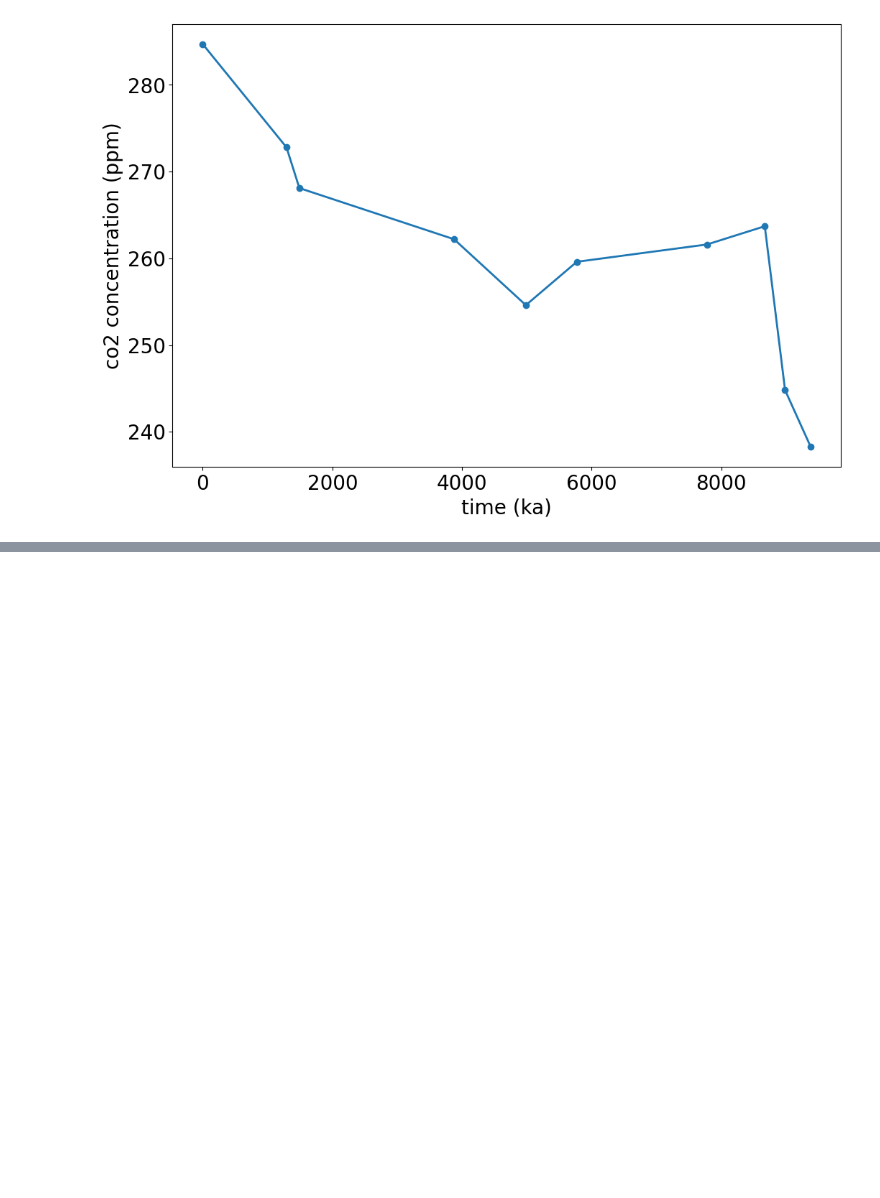
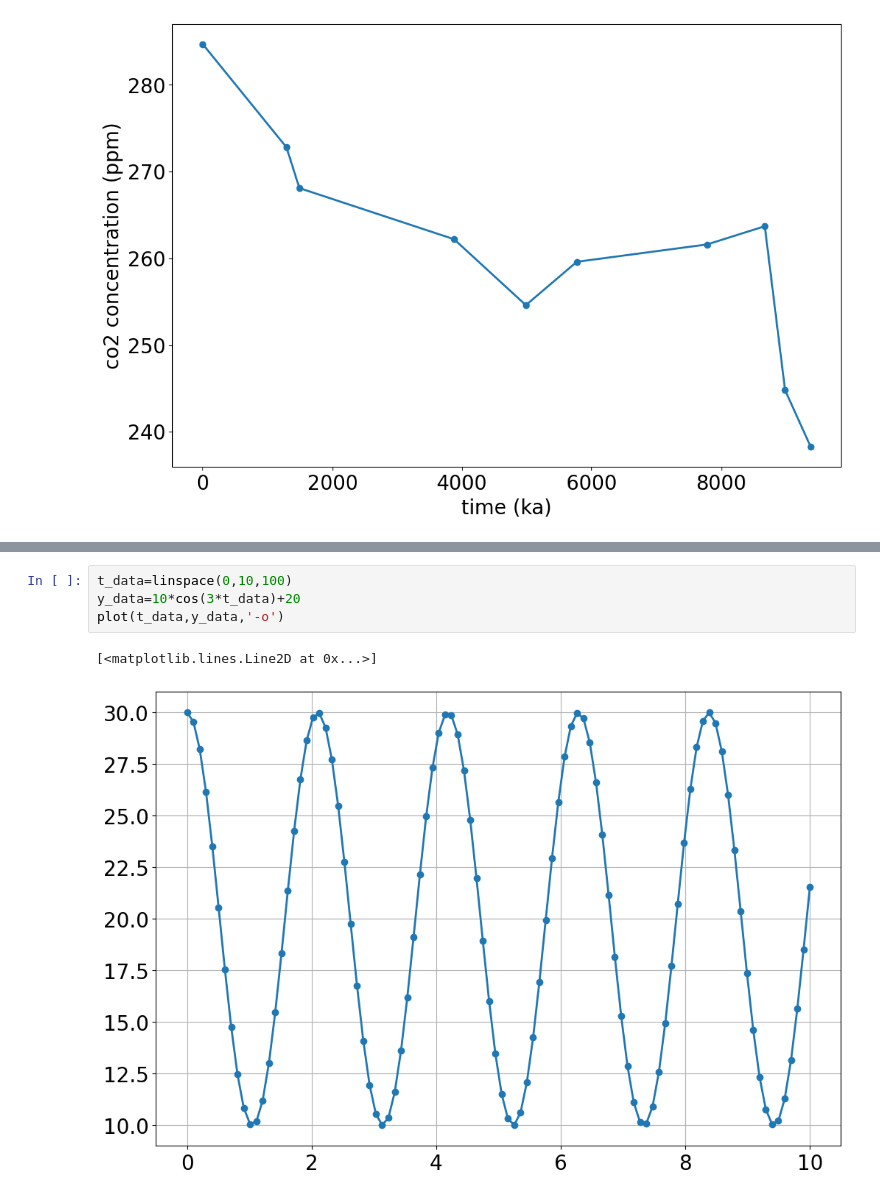
Before and after one commit to bblais/Computer-Programming-for-the-Sciences-Spring-2024, a Jupyter notebook: Sprint #2 - Dynamical Systems and Parameters/2024-02-29 - Misc.ipynb, the cells around one changed output, grey strips where cells are left out. Cells and saved outputs as stored; diff of their text form; blank space fills up the shorter version.

```diff
--- a/Sprint #2 - Dynamical Systems and Parameters/2024-02-29 - Misc.ipynb
+++ b/Sprint #2 - Dynamical Systems and Parameters/2024-02-29 - Misc.ipynb
@@ -57,0 +79,7 @@ grid()
+# %%
+t_data=linspace(0,10,100)
+y_data=10*cos(3*t_data)+20
+plot(t_data,y_data,'-o')
+# %% [output]
+[<matplotlib.lines.Line2D at 0x...>]
+[figure, added]
```
Also changed, not shown: parts of 4 cells of this notebook, 1 other file.
